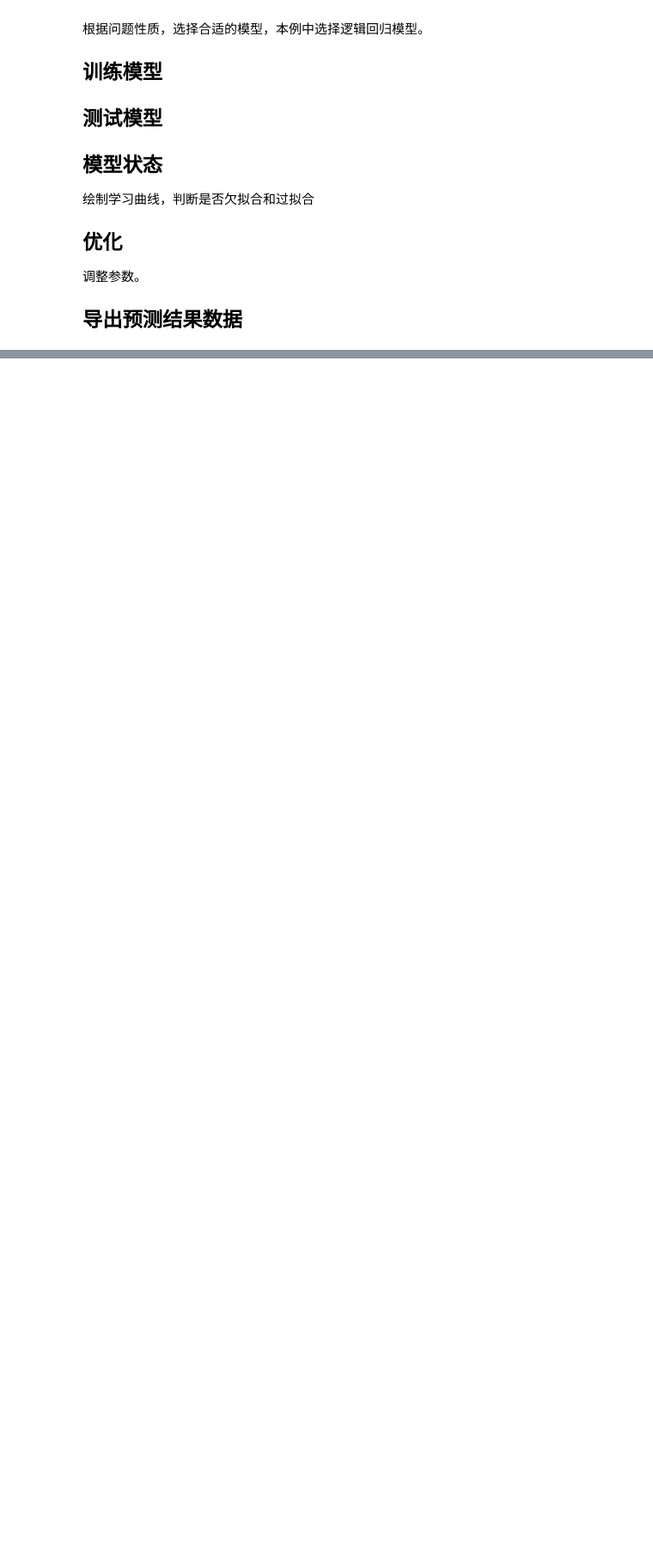
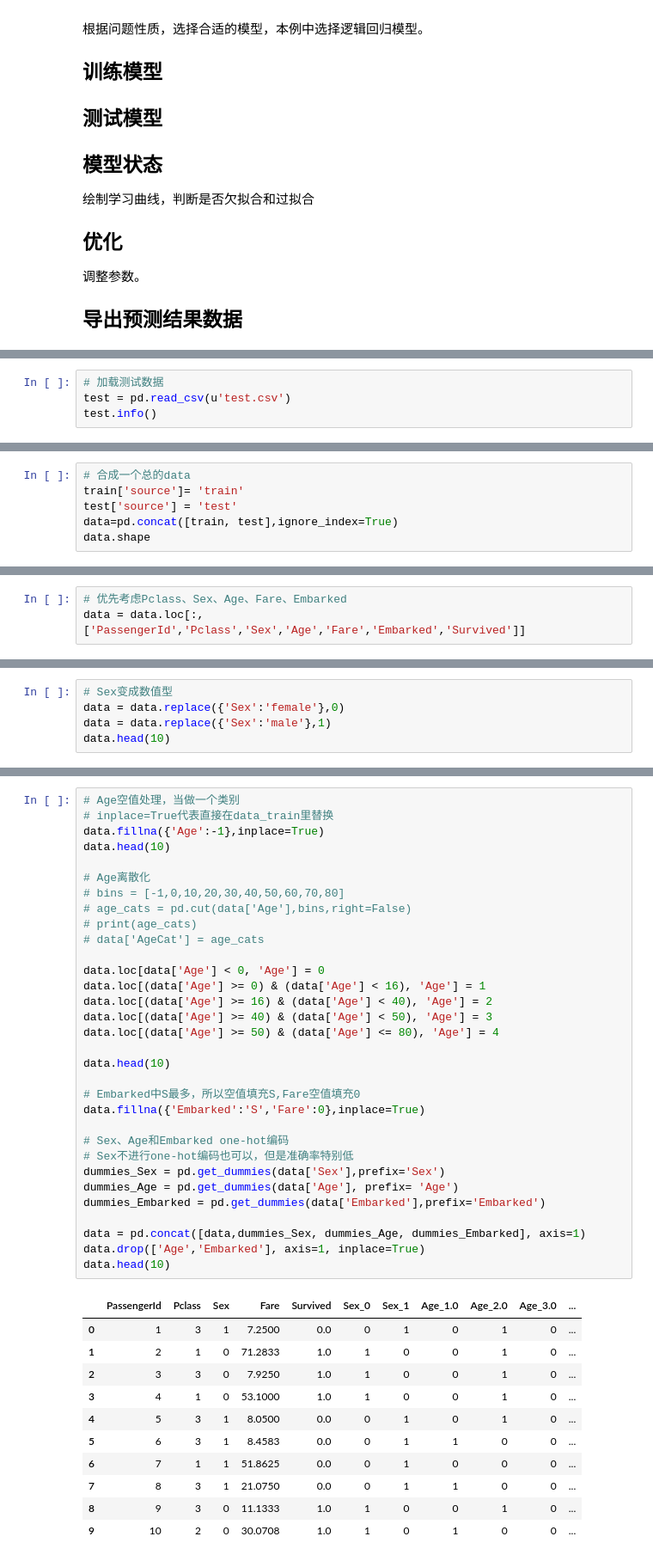
Before and after one commit to voidking/julyedu-kaggle, a Jupyter notebook: 02-titanic/Titanic.ipynb, the cells around one changed output, grey strips where cells are left out. Shown at 86% size. Saved outputs shown, nothing was run; the diff lists cells and outputs as text; blank space fills up the shorter version.

```diff
--- a/02-titanic/Titanic.ipynb
+++ b/02-titanic/Titanic.ipynb
@@ -45,0 +125,4 @@ In this challenge, we ask you to complete the analysis of what sorts of people w
+# %%
+# 加载测试数据
+test = pd.read_csv(u'test.csv')
+test.info()
@@ -45,0 +146,6 @@ In this challenge, we ask you to complete the analysis of what sorts of people w
+# %%
+# 合成一个总的data
+train['source']= 'train'
+test['source'] = 'test'
+data=pd.concat([train, test],ignore_index=True)
+data.shape
@@ -45,0 +154,3 @@ In this challenge, we ask you to complete the analysis of what sorts of people w
+# %%
+# 优先考虑Pclass、Sex、Age、Fare、Embarked
+data = data.loc[:,['PassengerId','Pclass','Sex','Age','Fare','Embarked','Survived']]
@@ -45,0 +171,5 @@ In this challenge, we ask you to complete the analysis of what sorts of people w
+# %%
+# Sex变成数值型
+data = data.replace({'Sex':'female'},0)
+data = data.replace({'Sex':'male'},1)
+data.head(10)
@@ -45,0 +188,44 @@ In this challenge, we ask you to complete the analysis of what sorts of people w
+# %%
+# Age空值处理，当做一个类别
+# inplace=True代表直接在data_train里替换
+data.fillna({'Age':-1},inplace=True)
+data.head(10)
+
+# Age离散化
+# bins = [-1,0,10,20,30,40,50,60,70,80]
+# age_cats = pd.cut(data['Age'],bins,right=False)
+# print(age_cats)
+# data['AgeCat'] = age_cats
+
+data.loc[data['Age'] < 0, 'Age'] = 0
+data.loc[(data['Age'] >= 0) & (data['Age'] < 16), 'Age'] = 1
+data.loc[(data['Age'] >= 16) & (data['Age'] < 40), 'Age'] = 2
+data.loc[(data['Age'] >= 40) & (data['Age'] < 50), 'Age'] = 3
+data.loc[(data['Age'] >= 50) & (data['Age'] <= 80), 'Age'] = 4
+
+data.head(10)
+
+# Embarked中S最多，所以空值填充S,Fare空值填充0
+data.fillna({'Embarked':'S','Fare':0},inplace=True)
+
+# Sex、Age和Embarked one-hot编码
+# Sex不进行one-hot编码也可以，但是准确率特别低
+dummies_Sex = pd.get_dummies(data['Sex'],prefix='Sex')
+dummies_Age = pd.get_dummies(data['Age'], prefix= 'Age')
+dummies_Embarked = pd.get_dummies(data['Embarked'],prefix='Embarked')
+
+data = pd.concat([data,dummies_Sex, dummies_Age, dummies_Embarked], axis=1)
+data.drop(['Age','Embarked'], axis=1, inplace=True)
+data.head(10)
+# %% [output]
+|  | PassengerId | Pclass | Sex | Fare | Survived | Sex_0 | Sex_1 | Age_1.0 | Age_2.0 | Age_3.0 | ... |
+| 0 | 1 | 3 | 1 | 7.2500 | 0.0 | 0 | 1 | 0 | 1 | 0 | ... |
+| 1 | 2 | 1 | 0 | 71.2833 | 1.0 | 1 | 0 | 0 | 1 | 0 | ... |
+| 2 | 3 | 3 | 0 | 7.9250 | 1.0 | 1 | 0 | 0 | 1 | 0 | ... |
+| 3 | 4 | 1 | 0 | 53.1000 | 1.0 | 1 | 0 | 0 | 1 | 0 | ... |
+| 4 | 5 | 3 | 1 | 8.0500 | 0.0 | 0 | 1 | 0 | 1 | 0 | ... |
+| 5 | 6 | 3 | 1 | 8.4583 | 0.0 | 0 | 1 | 1 | 0 | 0 | ... |
+| 6 | 7 | 1 | 1 | 51.8625 | 0.0 | 0 | 1 | 0 | 0 | 0 | ... |
+| 7 | 8 | 3 | 1 | 21.0750 | 0.0 | 0 | 1 | 1 | 0 | 0 | ... |
+| 8 | 9 | 3 | 0 | 11.1333 | 1.0 | 1 | 0 | 0 | 1 | 0 | ... |
+| 9 | 10 | 2 | 0 | 30.0708 | 1.0 | 1 | 0 | 1 | 0 | 0 | ... |
```
Also changed, not shown: parts of 19 cells of this notebook, 1 other file.
